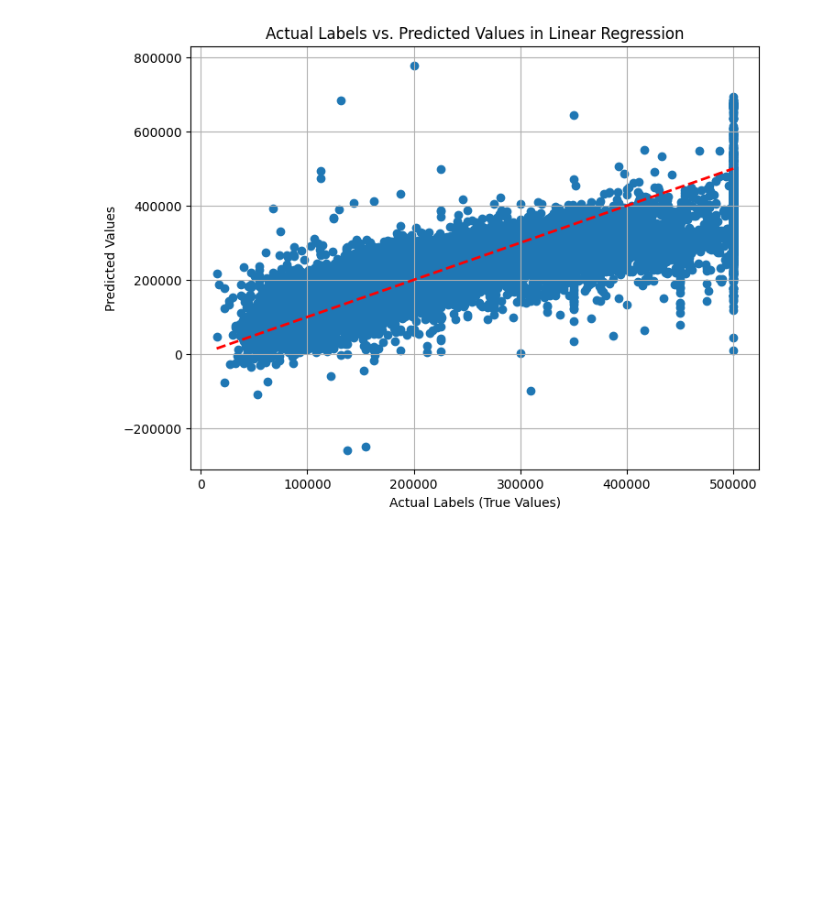
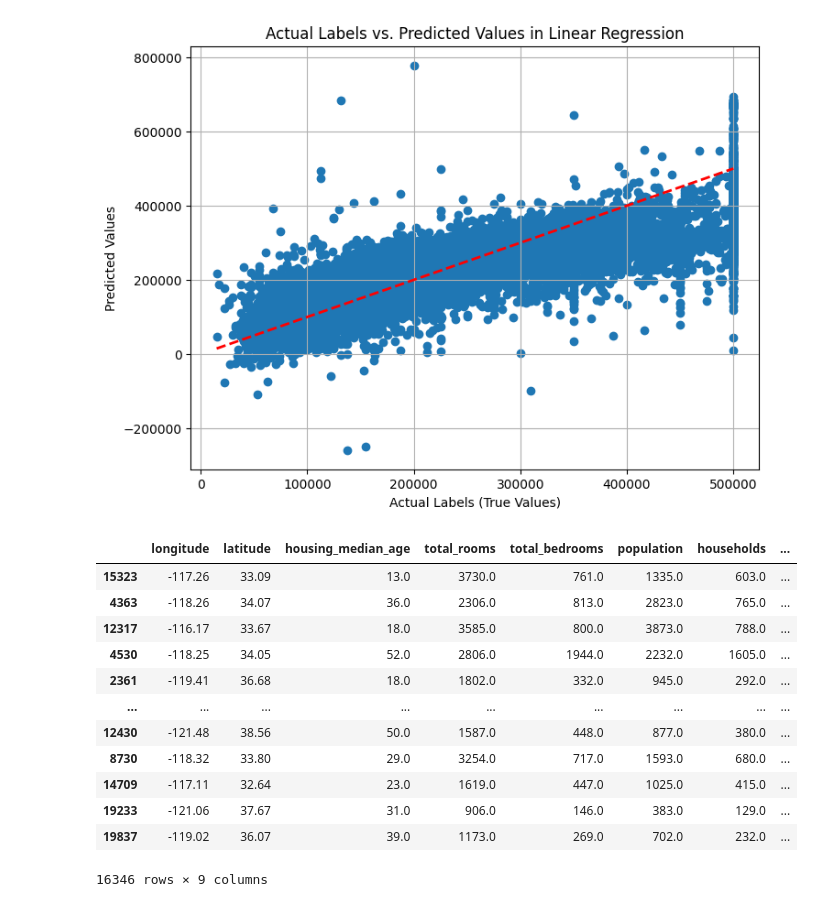
Before and after one commit to danilorr/california-housing-prediction, a Jupyter notebook: linear_model.ipynb, the cells around one changed output. Saved outputs shown, nothing was run; the diff lists cells and outputs as text; code cells hidden in the pictures; blank space fills up the shorter version.

```diff
--- a/linear_model.ipynb
+++ b/linear_model.ipynb
@@ -455,3 +455,19 @@ plt.show()
 # %% [output]
 Root Mean Squared Error: 67872.42924127776
 [figure]
+# %%
+df
+# %% [output]
+|  | longitude | latitude | housing_median_age | total_rooms | total_bedrooms | population | households | ... |
+| 15323 | -117.26 | 33.09 | 13.0 | 3730.0 | 761.0 | 1335.0 | 603.0 | ... |
+| 4363 | -118.26 | 34.07 | 36.0 | 2306.0 | 813.0 | 2823.0 | 765.0 | ... |
+| 12317 | -116.17 | 33.67 | 18.0 | 3585.0 | 800.0 | 3873.0 | 788.0 | ... |
+| 4530 | -118.25 | 34.05 | 52.0 | 2806.0 | 1944.0 | 2232.0 | 1605.0 | ... |
+| 2361 | -119.41 | 36.68 | 18.0 | 1802.0 | 332.0 | 945.0 | 292.0 | ... |
+| ... | ... | ... | ... | ... | ... | ... | ... | ... |
+| 12430 | -121.48 | 38.56 | 50.0 | 1587.0 | 448.0 | 877.0 | 380.0 | ... |
+| 8730 | -118.32 | 33.80 | 29.0 | 3254.0 | 717.0 | 1593.0 | 680.0 | ... |
+| 14709 | -117.11 | 32.64 | 23.0 | 1619.0 | 447.0 | 1025.0 | 415.0 | ... |
+| 19233 | -121.06 | 37.67 | 31.0 | 906.0 | 146.0 | 383.0 | 129.0 | ... |
+| 19837 | -119.02 | 36.07 | 39.0 | 1173.0 | 269.0 | 702.0 | 232.0 | ... |
+16346 rows × 9 columns
```
Also changed, not shown: parts of 3 cells of this notebook.
